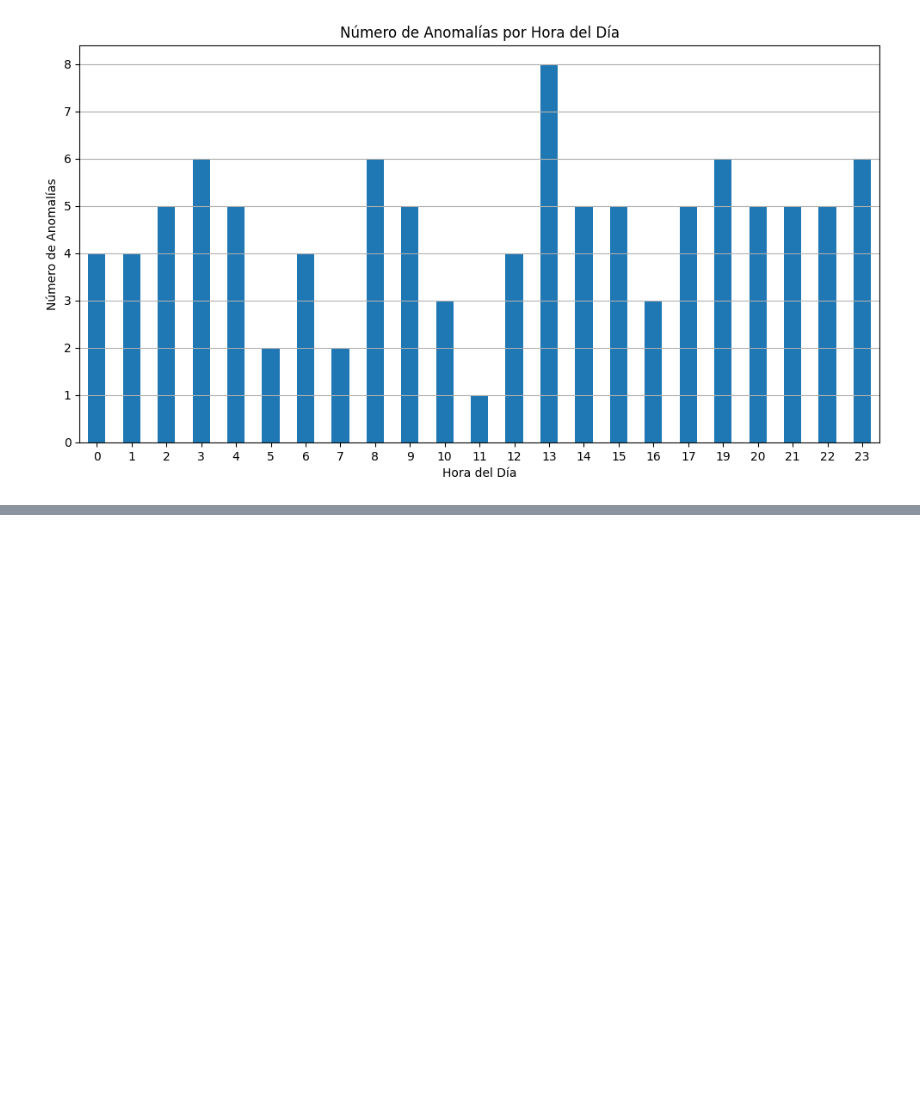
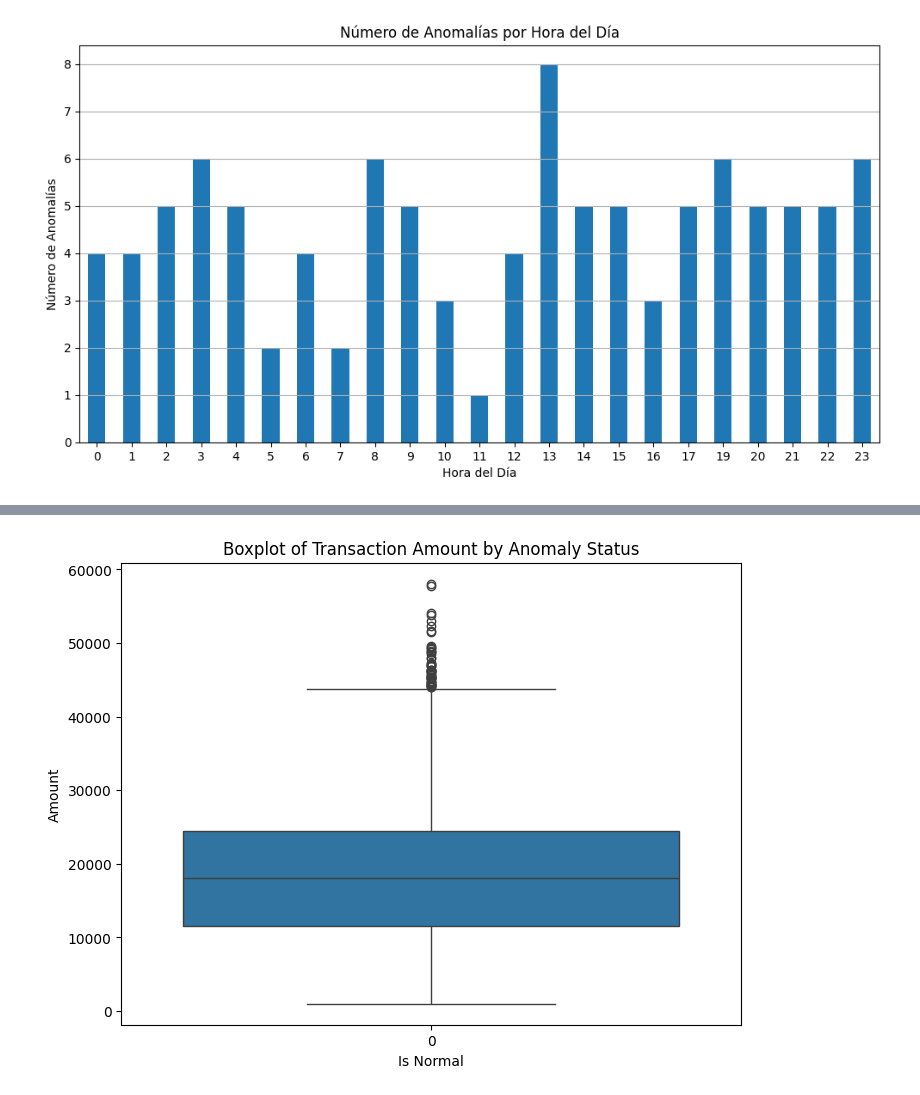
Before and after one commit to Diegojpc/Anomaly_detector, a Jupyter notebook: EDA.ipynb, the cells around one changed output, grey strips where cells are left out. Saved outputs shown, nothing was run; the diff lists cells and outputs as text; code cells hidden in the pictures; blank space fills up the shorter version.

```diff
--- a/EDA.ipynb
+++ b/EDA.ipynb
@@ -143,0 +190,2 @@ plt.show()
+# %%
+clean_df = df[df['is_anomaly'] == 0]
@@ -143,0 +204,10 @@ plt.show()
+# %%
+# Boxplot for 'amount'
+plt.figure(figsize=(8, 6))
+sns.boxplot(x='is_anomaly', y='amount', data=clean_df)
+plt.title('Boxplot of Transaction Amount by Anomaly Status')
+plt.xlabel('Is Normal')
+plt.ylabel('Amount')
+plt.show()
+# %% [output]
+[figure, added]
```
Also changed, not shown: parts of 9 cells of this notebook, 7 other files.
